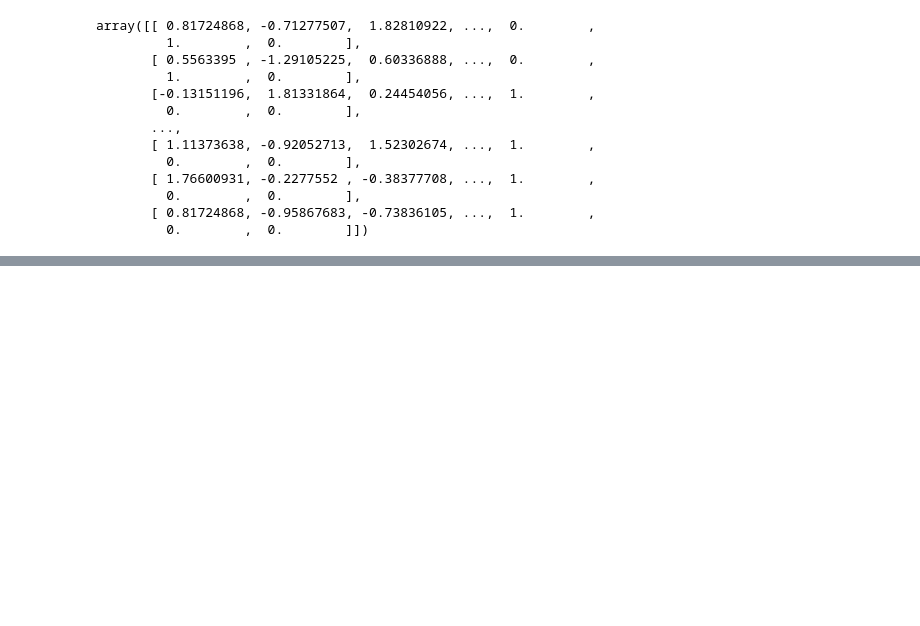
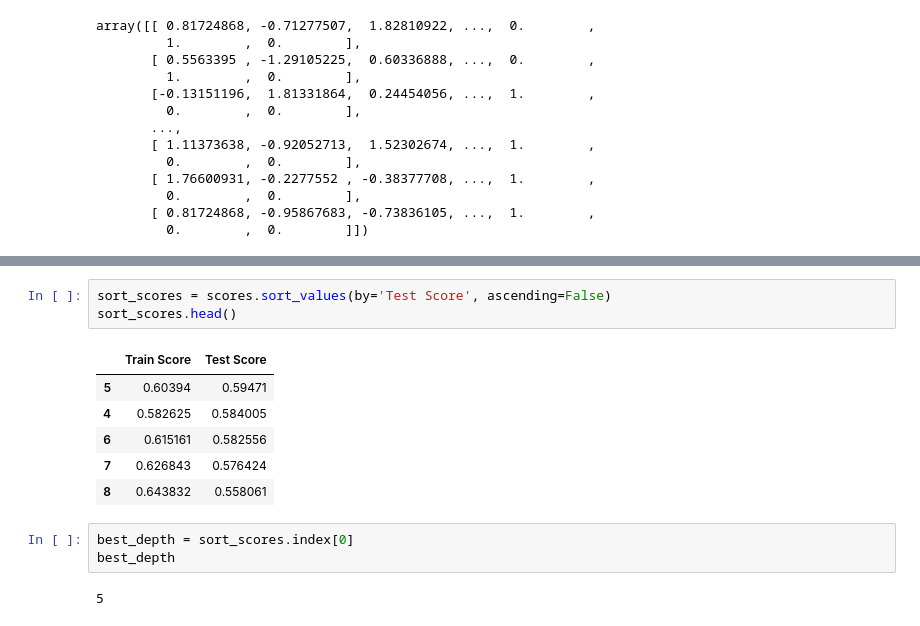
Before and after one commit to Bschreff/food-sales--prediction, a Jupyter notebook: GitHub_Rep_.ipynb, the cells around one changed output, grey strips where cells are left out. Saved outputs shown, nothing was run; the diff lists cells and outputs as text; blank space fills up the shorter version.

```diff
--- a/GitHub_Rep_.ipynb
+++ b/GitHub_Rep_.ipynb
@@ -521,0 +784,15 @@ array([[ 0.81724868, -0.71277507,  1.82810922, ...,  0.        ,
+# %%
+sort_scores = scores.sort_values(by='Test Score', ascending=False)
+sort_scores.head()
+# %% [output]
+|  | Train Score | Test Score |
+| 5 | 0.60394 | 0.59471 |
+| 4 | 0.582625 | 0.584005 |
+| 6 | 0.615161 | 0.582556 |
+| 7 | 0.626843 | 0.576424 |
+| 8 | 0.643832 | 0.558061 |
+# %%
+best_depth = sort_scores.index[0]
+best_depth
+# %% [output]
+5
```
Also changed, not shown: parts of 44 cells of this notebook.
